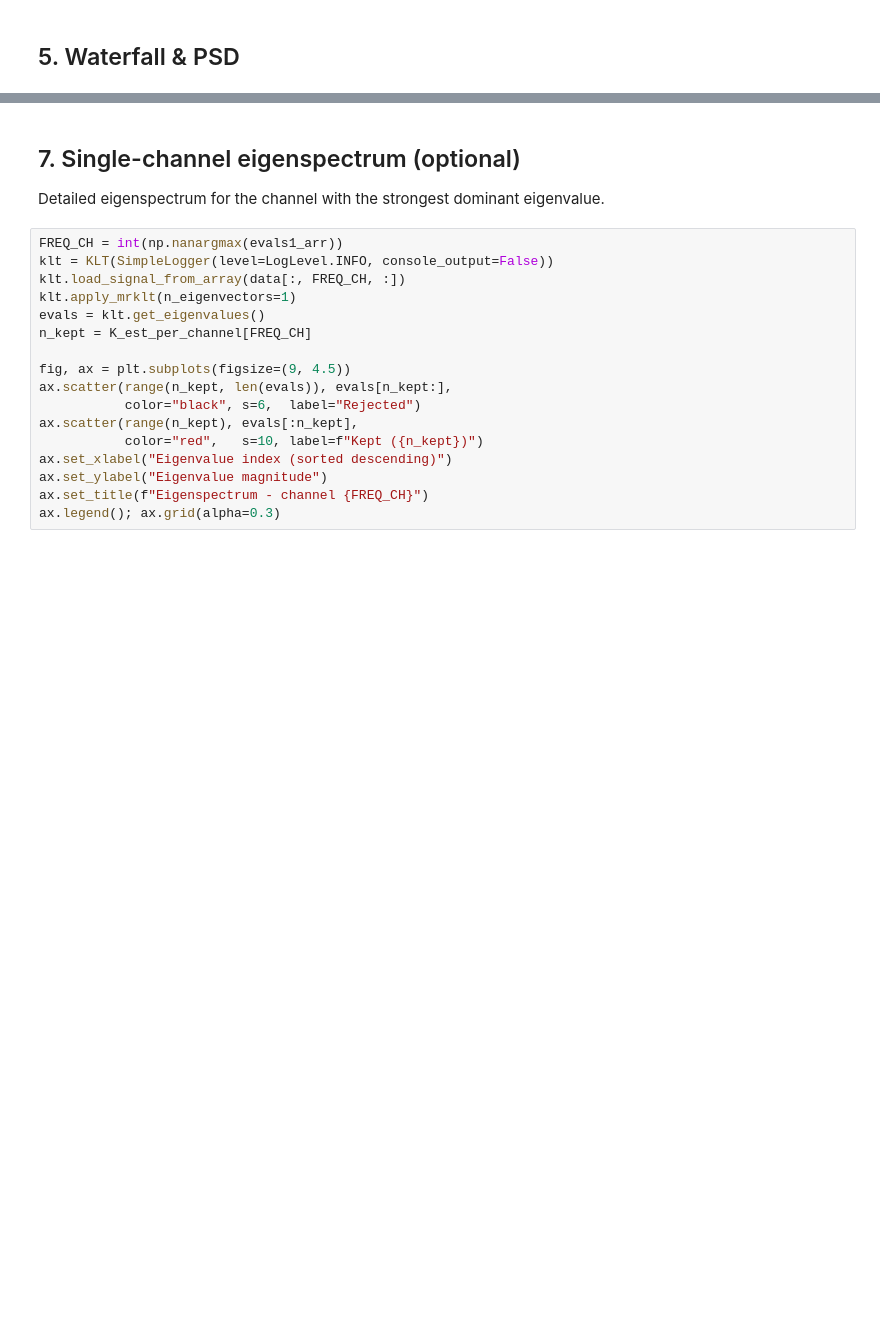
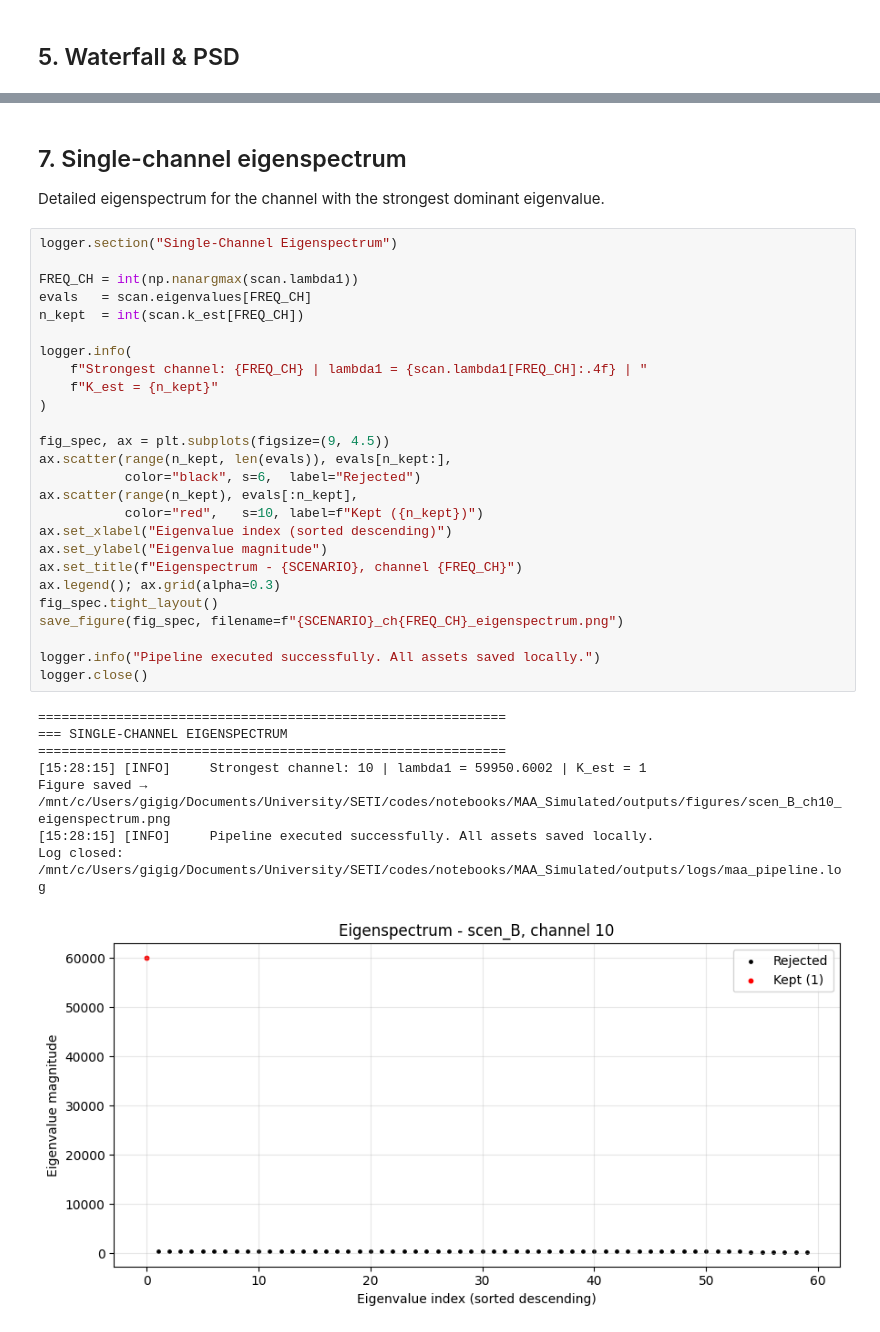
Before and after one commit to valegl04/SETI_KLT, a Jupyter notebook: notebooks/MAA_Simulated/multiantenna_klt_pipeline.ipynb, the cells around one changed output, grey strips where cells are left out. Saved outputs shown, nothing was run; the diff lists cells and outputs as text; blank space fills up the shorter version.

```diff
--- a/notebooks/MAA_Simulated/multiantenna_klt_pipeline.ipynb
+++ b/notebooks/MAA_Simulated/multiantenna_klt_pipeline.ipynb
@@ -418,21 +365,39 @@ plt.tight_layout()
 # %% [markdown]
-## 7. Single-channel eigenspectrum (optional)
+## 7. Single-channel eigenspectrum
 
 Detailed eigenspectrum for the channel with the strongest dominant eigenvalue.
 # %%
-FREQ_CH = int(np.nanargmax(evals1_arr))
-klt = KLT(SimpleLogger(level=LogLevel.INFO, console_output=False))
-klt.load_signal_from_array(data[:, FREQ_CH, :])
-klt.apply_mrklt(n_eigenvectors=1)
-evals = klt.get_eigenvalues()
-n_kept = K_est_per_channel[FREQ_CH]
+logger.section("Single-Channel Eigenspectrum")
 
-fig, ax = plt.subplots(figsize=(9, 4.5))
+FREQ_CH = int(np.nanargmax(scan.lambda1))
+evals   = scan.eigenvalues[FREQ_CH]
+n_kept  = int(scan.k_est[FREQ_CH])
+
+logger.info(
+    f"Strongest channel: {FREQ_CH} | lambda1 = {scan.lambda1[FREQ_CH]:.4f} | "
+    f"K_est = {n_kept}"
+)
+
+fig_spec, ax = plt.subplots(figsize=(9, 4.5))
 ax.scatter(range(n_kept, len(evals)), evals[n_kept:],
            color="black", s=6,  label="Rejected")
 ax.scatter(range(n_kept), evals[:n_kept],
            color="red",   s=10, label=f"Kept ({n_kept})")
 ax.set_xlabel("Eigenvalue index (sorted descending)")
 ax.set_ylabel("Eigenvalue magnitude")
-ax.set_title(f"Eigenspectrum - channel {FREQ_CH}")
+ax.set_title(f"Eigenspectrum - {SCENARIO}, channel {FREQ_CH}")
 ax.legend(); ax.grid(alpha=0.3)
+fig_spec.tight_layout()
+save_figure(fig_spec, filename=f"{SCENARIO}_ch{FREQ_CH}_eigenspectrum.png")
+
+logger.info("Pipeline executed successfully. All assets saved locally.")
+logger.close()
+# %% [output]
+============================================================
+=== SINGLE-CHANNEL EIGENSPECTRUM
+============================================================
+[15:28:15] [INFO]     Strongest channel: 10 | lambda1 = 59950.6002 | K_est = 1
+Figure saved → /mnt/c/Users/gigig/Documents/University/SETI/codes/notebooks/MAA_Simulated/outputs/figures/scen_B_ch10_eigenspectrum.png
+[15:28:15] [INFO]     Pipeline executed successfully. All assets saved locally.
+Log closed: /mnt/c/Users/gigig/Documents/University/SETI/codes/notebooks/MAA_Simulated/outputs/logs/maa_pipeline.log
+[figure, added]
```
Also changed, not shown: parts of 15 cells of this notebook, 12 other files.
